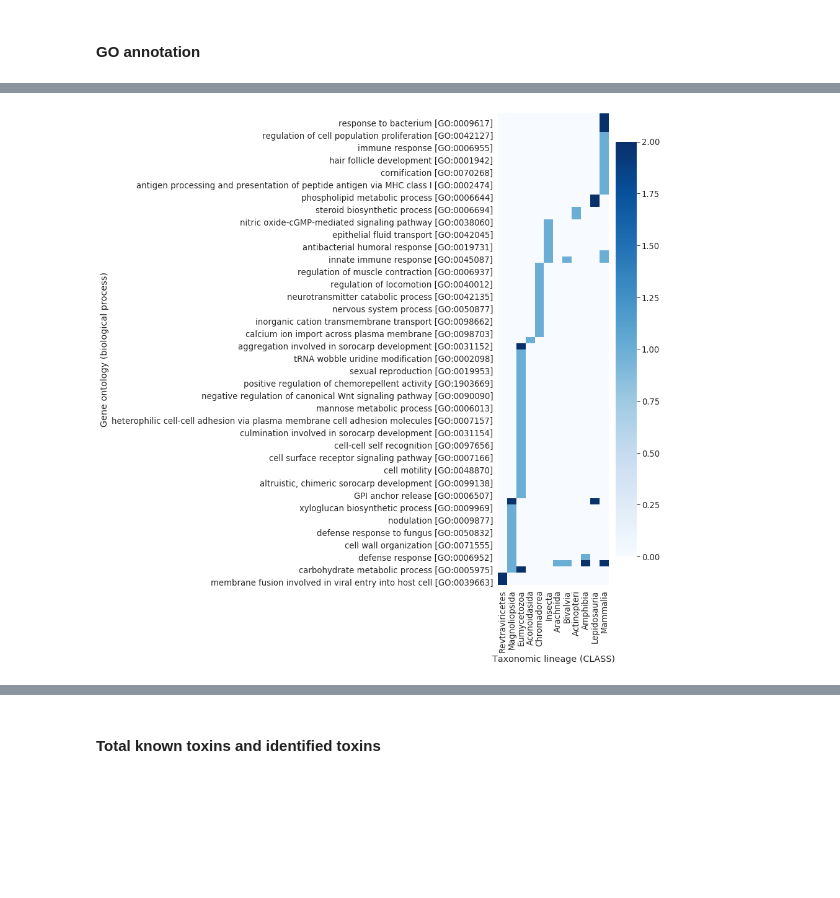
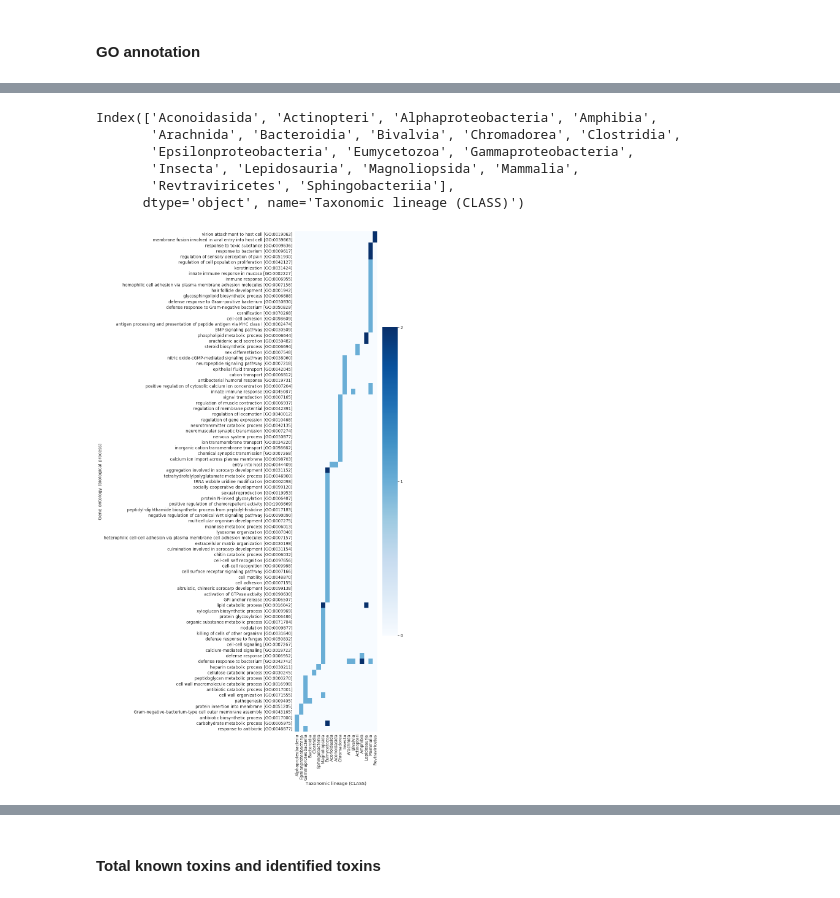
Before and after one commit to Gardner-BinfLab/Razor_paper_2021, a Jupyter notebook: UniProt_Scan/Toxin_detection_after_scoring.ipynb, the cells around one changed output, grey strips where cells are left out. Cells and saved outputs as stored; diff of their text form; code cells hidden in the pictures; blank space fills up the shorter version.

```diff
--- a/UniProt_Scan/Toxin_detection_after_scoring.ipynb
+++ b/UniProt_Scan/Toxin_detection_after_scoring.ipynb
@@ -56,4 +61,5 @@ probable_sp.to_pickle('all_toxins_predicted.pkl.gz')
 # %% [markdown]
 ### Uniprot ID mapping
 # %%
-df_uniprot = pd.read_csv('uniprot-yourlist M20201114A94466D2655679D1FD8953E075198DA811DD20E.tab.gz', sep='\t')
+df_uniprot = pd.read_csv('uniprot-yourlist M20210221A94466D2655679D1FD8953E075198DA804A364Y.tab.gz', sep='\t')
+df_uniprot.columns
@@ -86,3 +89,0 @@ seq_df.head()
-# %%
-df_uniprot = df_uniprot.merge(seq_df, on='Entry')
-df_uniprot.shape
@@ -109,6 +119,8 @@ archaea.shape
 # %%
-filtered_ = df_uniprot[df_uniprot.Entry.apply(lambda x: x not in \
-                                              list(set(bacteria.Entry.values))
-                                              + list(set( archaea.Entry.values)))].copy()
+# filtered_ = df_uniprot[df_uniprot.Entry.apply(lambda x: x not in \
+#                                               list(set(bacteria.Entry.values))
+#                                               + list(set( archaea.Entry.values)))].copy()
+
+filtered_ = df_uniprot[df_uniprot.Entry.apply(lambda x: x not in list(set( archaea.Entry.values)))].copy()
 filtered_.shape
 # %% [output]
@@ -660,3 +774,22 @@ clustered_df[clustered_df['Taxonomic lineage (CLASS)'] == 'Revtraviricetes']
+# %%
+test1 = plot_df[['Gene ontology (biological process)','Protein families', 'Taxonomic lineage (CLASS)']].copy()
+test1['Gene ontology (biological process)'] = test1['Gene ontology (biological process)'].str.split('; ')
+test1 = test1.explode(column='Gene ontology (biological process)')
+
+test1['Heatmap'] = 1
+new_df1 = test1[['Gene ontology (biological process)','Heatmap', 'Taxonomic lineage (CLASS)']]\
+.groupby(['Gene ontology (biological process)', 'Taxonomic lineage (CLASS)']).count().reset_index()\
+.pivot_table(index='Gene ontology (biological process)',
+             columns='Taxonomic lineage (CLASS)',
+             values='Heatmap')
+new_df1.columns
+# %% [output]
+Index(['Aconoidasida', 'Actinopteri', 'Alphaproteobacteria', 'Amphibia',
+       'Arachnida', 'Bacteroidia', 'Bivalvia', 'Chromadorea', 'Clostridia',
+       'Epsilonproteobacteria', 'Eumycetozoa', 'Gammaproteobacteria',
+       'Insecta', 'Lepidosauria', 'Magnoliopsida', 'Mammalia',
+       'Revtraviricetes', 'Sphingobacteriia'],
+      dtype='object', name='Taxonomic lineage (CLASS)')
 # %%
 test1 = plot_df[['Gene ontology (biological process)','Protein families', 'Taxonomic lineage (CLASS)']].copy()
 test1['Gene ontology (biological process)'] = test1['Gene ontology (biological process)'].str.split('; ')
@@ -671,37 +804,49 @@ new_df1 = test1[['Gene ontology (biological process)','Heatmap', 'Taxonomic line
 
 
 sort_cols = [#'N/A',
-    'Revtraviricetes',
+    'Alphaproteobacteria',
+    'Epsilonproteobacteria',
+    'Gammaproteobacteria',
+    'Bacteroidia',
+    'Clostridia',
+    'Sphingobacteriia',
+
 #     'Pokkesviricetes',
 
 
 #  'Megaviricetes',
 #  'Insthoviricetes',
 
 #  'Pinopsida',
  'Magnoliopsida',
     'Eumycetozoa',
 #     'Agaricomycetes',
 #  'Saccharomycetes',
 #  'Sordariomycetes',
-#  'Aconoidasida',
+ 'Aconoidasida',
     'Aconoidasida',
  'Chromadorea',
  'Insecta',
     'Arachnida',
 #  'Gastropoda',
     'Bivalvia',
 #     'Anthozoa (anthozoans)',
  'Actinopteri',
  'Amphibia',
  'Lepidosauria',
- 'Mammalia']
+ 'Mammalia',
+    'Revtraviricetes',
+
+]
+
+# sort_cols = new_df1.columns.tolist()
 
 sns.set_context("paper", font_scale=1.5)
-plt.figure(figsize=(4, 14))
+plt.figure(figsize=(6, 30))
 
-ax = sns.heatmap(new_df1.sort_values(by=sort_cols, ascending=True)[sort_cols].fillna(0), cmap='Blues')
+ax = sns.heatmap(new_df1.sort_values(by=sort_cols, ascending=True)[sort_cols].fillna(0), cmap='Blues', \
+                cbar_kws=dict(ticks=[0, 1, 2]))
 ax.invert_yaxis()
 plt.savefig('../figs/toxins_GO_(biological_process).pdf',  bbox_inches='tight', pad_inches=0)
 # %% [output]
-[figure, old version]
+[figure, new version]
```
Also changed, not shown: parts of 57 cells of this notebook, 38 other files.
